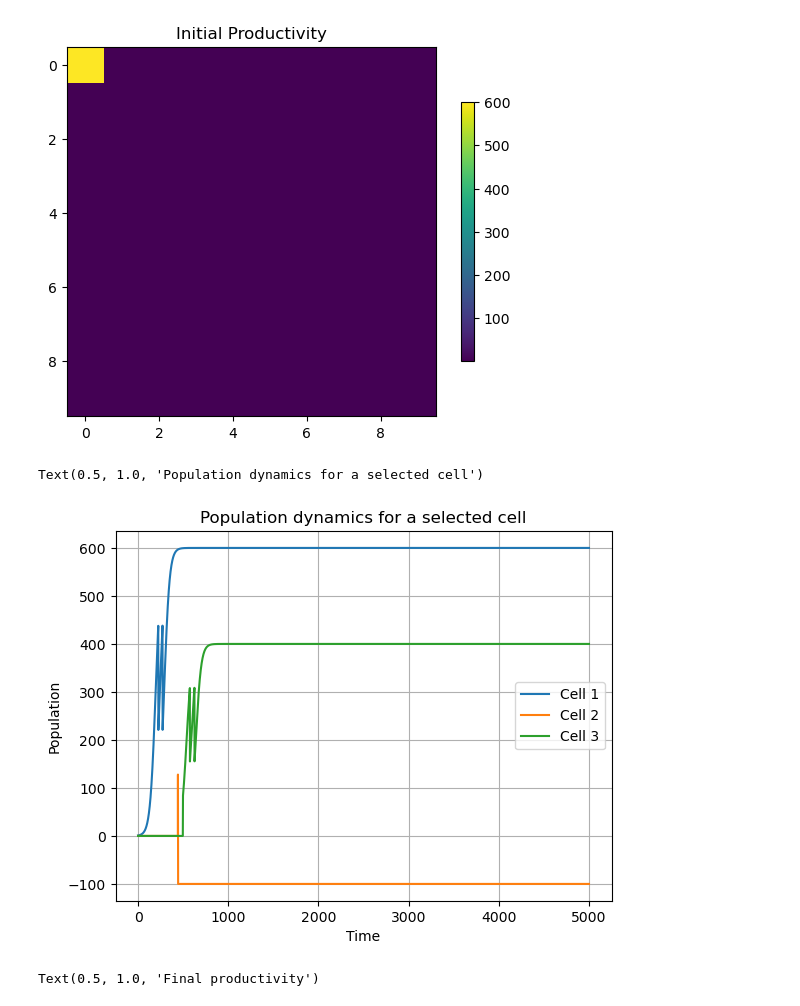
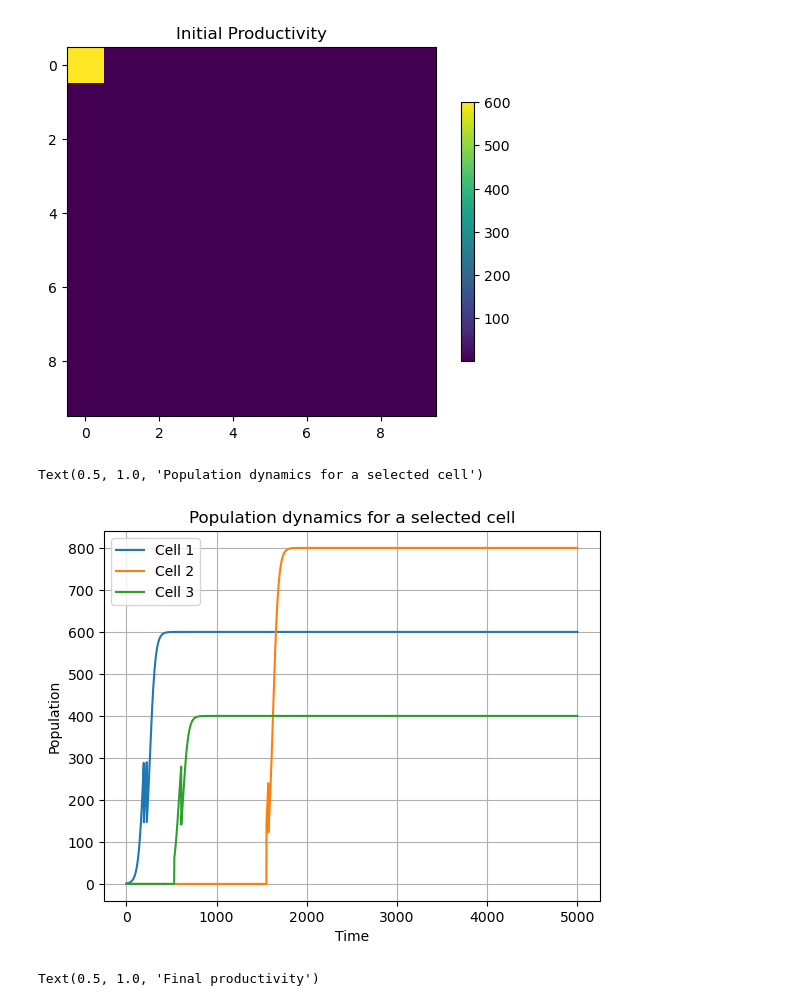
Before and after one commit to LeoKonzett/csh-vienna-abm, a Jupyter notebook: Agent_Dynamics_Playground.ipynb, the cells around one changed output. Saved outputs shown, nothing was run; the diff lists cells and outputs as text; code cells hidden in the pictures.

Commit message:
Fixed "remove_entries_from_list"

```diff
--- a/Agent_Dynamics_Playground.ipynb
+++ b/Agent_Dynamics_Playground.ipynb
@@ -43,6 +43,10 @@ def remove_all_indices(arr, target_index):
     mask = np.any(arr != target_index, axis=1)
     return arr[mask]
 
+def remove_entry_from_list(ll, target):
+    """Removes ALL entries that are equal to target from a custom (nested) list"""
+    return [idx for idx in ll if idx != target]
+
 def flip_entries(array, p_flip=0.01):
     """ Flip values of a binary array with probability p_flip."""
     random_numbers = np.random.random(size=array.shape) # Generate floats in interval [0, 1)
@@ -111,7 +115,7 @@ def update_population(pop_current, prod, rate=0.1, epsilon=None):
     If prod << 1, then the population will turn negative if non-zero (as e.g. after a split).
     To avoid this, we clip the population to zero.
     To avoid division by zero error, we add an epsilon to the divisor.
-    ALternatively, we can clip to e.g. -100 to distinguish "dead" from empty villages.
+    Alternatively, we can clip to e.g. -100 to distinguish "dead" from empty villages.
     """
     pop_new = pop_current + rate * pop_current * (1 - pop_current / (prod + epsilon))
     return np.clip(pop_new, -100, None)
@@ -142,32 +146,28 @@ for i in range(1, time_steps):
         skill_current = flip_entries(skill_current, p_flip=p_flip)
     prod_current = get_productivity(skill_current, env_current, prod_current, prod_scale=p_0, prod_min=p_min)
 
-    if np.any(np.abs(pop_t[i-1]) > 10_000):
-        raise ValueError
-
+    # Update population
     pop_t[i] = update_population(pop_t[i-1], prod_current, rate=rate, epsilon=epsilon)
-
-    # pop_t[i] = pop_t[i-1] + rate * pop_t[i-1] * (1 - pop_t[i-1] / (prod_current + epsilon)) # update population
-    # pop_t[i] = np.clip(pop_t[i], -1, None) # Negative population indicates non-arable land
-    # cell_is_empty = pop_t[i] == 0
 
     # Get split probability
     prob_split = p_split(pop_t[i])
-    # prob_floats = rng.uniform(low=0.0, high=1.0, size=(M, M)) # draw floats from uniform distribution [0, 1]
-    # cell_is_split = rng.choice([True, False], size=prob_split.shape, p=[prob_split, 1 - prob_split])
     cell_is_split = prob_split > prob_floats
+    rows_nonzero, cols_nonzero = np.nonzero(cell_is_split)
 
-    rows_nonzero, cols_nonzero = np.nonzero(cell_is_split)
     # Loop through non-zero cells
     for r, c in zip(rows_nonzero, cols_nonzero):
             if not has_empty_neighbors[r, c]:
                 continue
 
-            neighbors = np.array([[r, max(0, c-1)], [r, min(c+1, M-1)], [max(0, r-1), c], [min(M-1, r+1), c]]) # left, right, top, down
-            neighbors = remove_all_indices(neighbors, [r, c])
+            # neighbors = np.array([[r, max(0, c-1)], [r, min(c+1, M-1)], [max(0, r-1), c], [min(M-1, r+1), c]]) # left, right, top, down
+            # neighbors = remove_all_indices(neighbors, [r, c])
+
+            neighbors = [[r, max(0, c-1)], [r, min(c+1, M-1)], [max(0, r-1), c], [min(M-1, r+1), c]] # left, right, top, down
+            neighbors = remove_entry_from_list(neighbors, [r, c])
 
             # randomly select, check if empty, and pop
-            while neighbors.size > 0:
+            # while neighbors.size > 0:
+            while any(neighbors): # nested list is non-empty
                 r0, c0 = random.choice(neighbors)
                 if cell_is_empty[r0, c0]:
                     new_pop = pop_t[i, r, c] / 2
@@ -179,23 +179,25 @@ for i in range(1, time_steps):
                     skill_current[r0, c0] = skill_current[r, c]
                     break
                 else:
-                    neighbors = remove_all_indices(neighbors, [r0, c0])
+                    # neighbors = remove_all_indices(neighbors, [r0, c0])
+                    neighbors = remove_entry_from_list(neighbors, [r0, c0])
 
             # if no neighbors: remove from list to not search again
-            if neighbors.size == 0:
+            # if neighbors.size == 0:
+            if not any(neighbors):
                 has_empty_neighbors[r, c] = False
 # %%
 plt.plot(pop_t[:, 0, 0], label="Cell 1")
-plt.plot(pop_t[:, 3, 0], label="Cell 2")
+plt.plot(pop_t[:, 2, 9], label="Cell 2")
 plt.plot(pop_t[:, 3, 5], label="Cell 3")
 plt.legend()
 plt.xlabel("Time")
 plt.ylabel("Population")
 plt.grid()
 plt.title("Population dynamics for a selected cell")
 # %% [output]
 Text(0.5, 1.0, 'Population dynamics for a selected cell')
-[figure, old version]
+[figure, new version]
 # %%
 plt.imshow(prod_current)
 plt.title("Final productivity")
```
Also changed, not shown: parts of 3 cells of this notebook.
